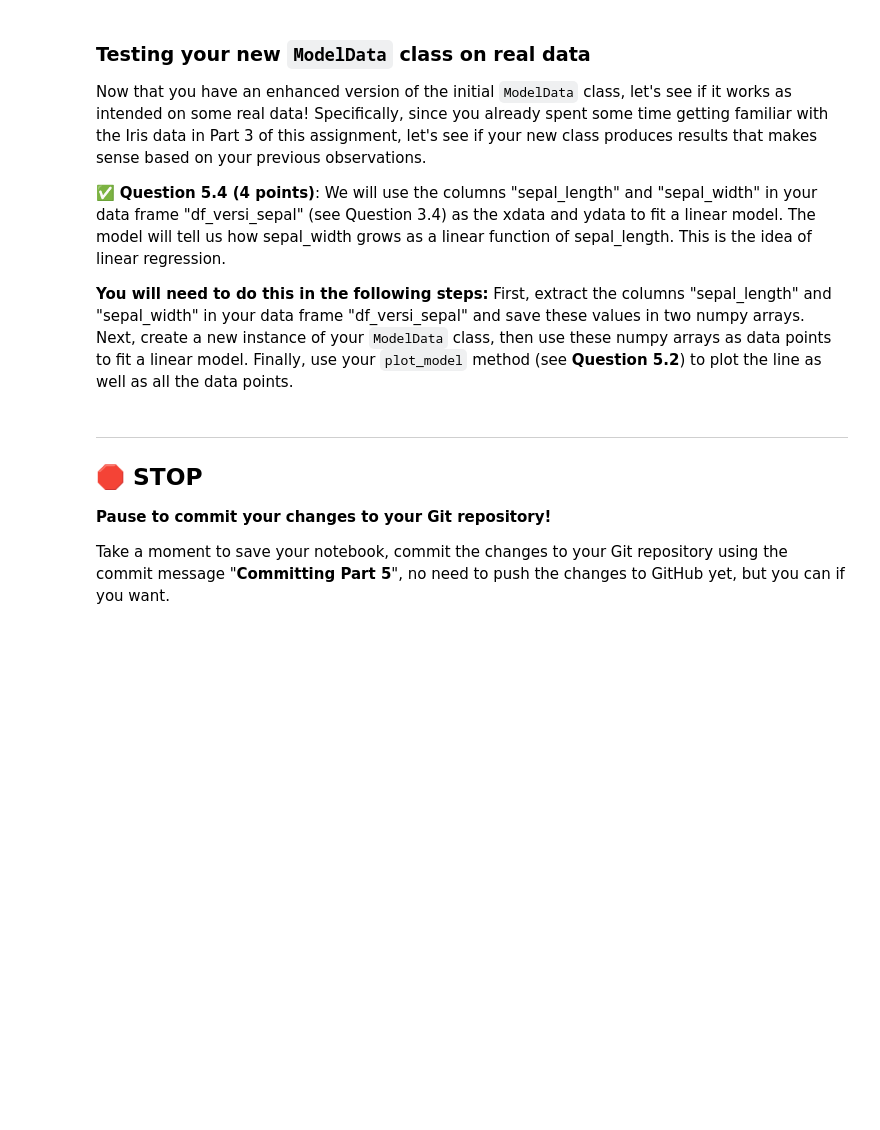
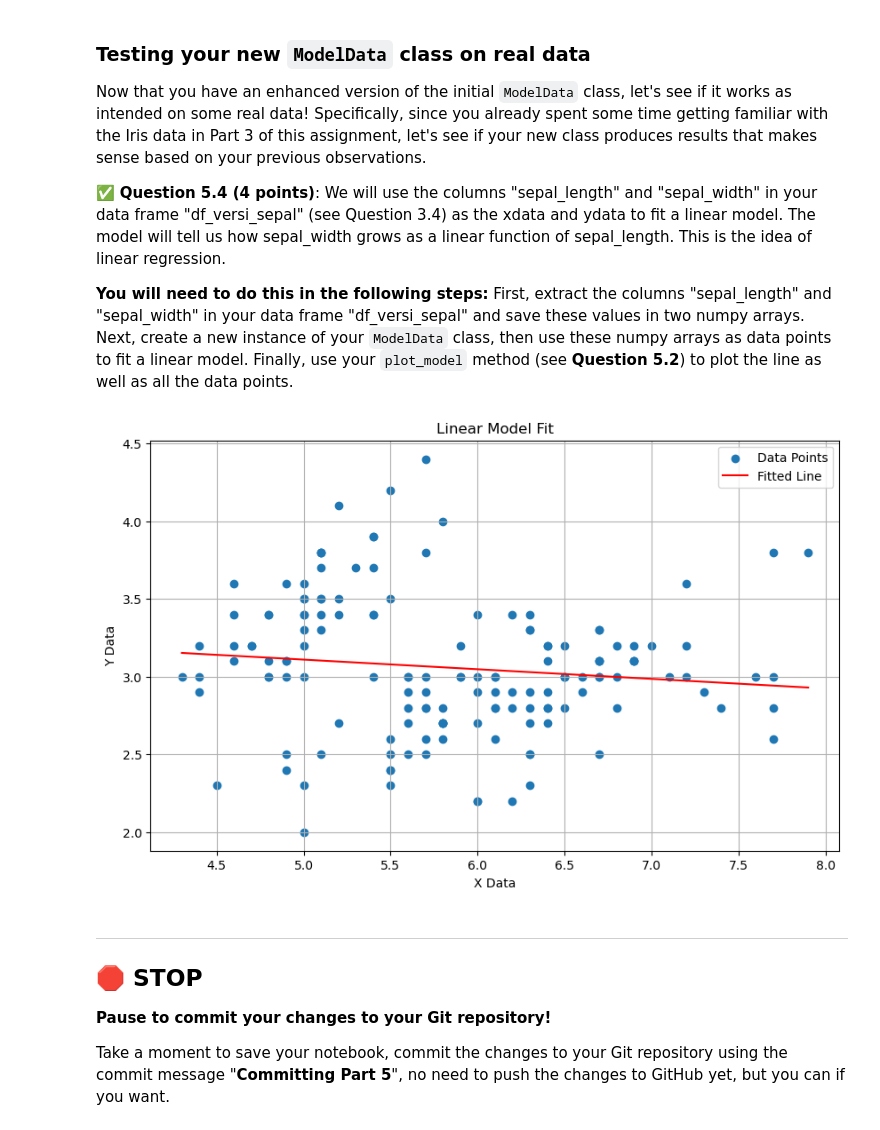
Before and after one commit to BadriAiman/cmse202-s24-turnin, a Jupyter notebook: hw-01/HW-01_GitPracticeDebuggingPythonPackagesAndClasses-STUDENT.ipynb, the cells around one changed output. Drawn from its saved outputs; the diff is of its cells as text; code cells hidden in the pictures; blank space fills up the shorter version.

```diff
--- a/hw-01/HW-01_GitPracticeDebuggingPythonPackagesAndClasses-STUDENT.ipynb
+++ b/hw-01/HW-01_GitPracticeDebuggingPythonPackagesAndClasses-STUDENT.ipynb
@@ -777,3 +782,14 @@ Now that you have an enhanced version of the initial `ModelData` class, let's se
+# %%
+### Put your code here
+sepal_length = df_versi_sepal["sepal_length"]
+sepal_width = df_versi_sepal["sepal_width"]
+
+x = ModelData(sepal_length, sepal_width)
+modelx = x.fit_linear_model()
+x.plot_model(modelx["slope"], modelx["intercept"]
+             0)0
+# %% [output]
+[figure, added]
 # %% [markdown]
 ---
 ## &#128721; STOP
```
Also changed, not shown: parts of 19 cells of this notebook, 1 other file.
